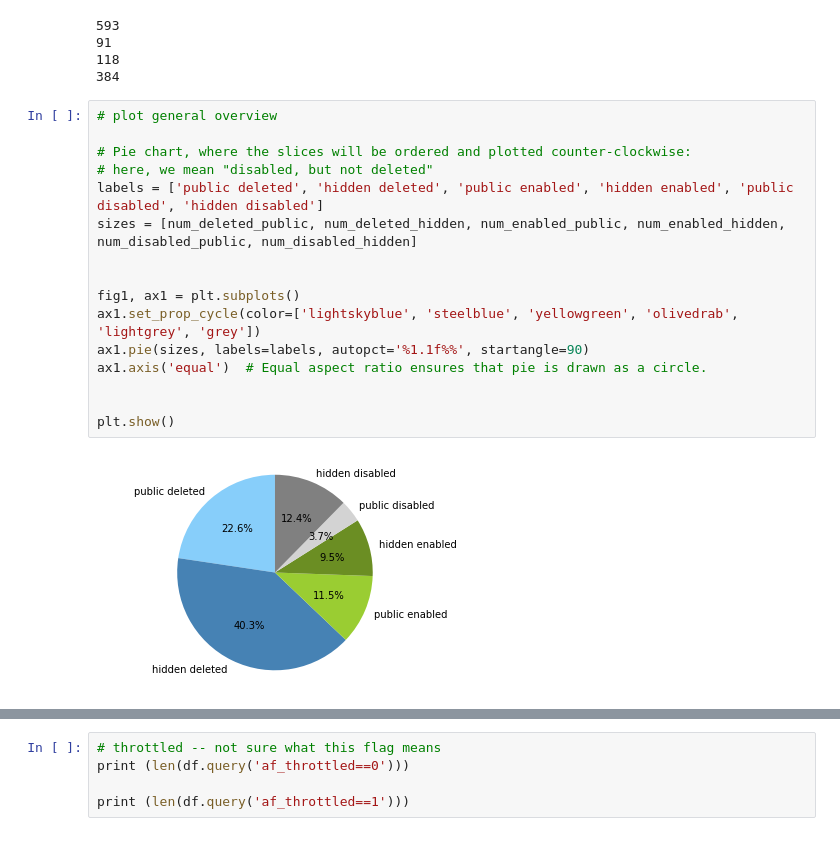
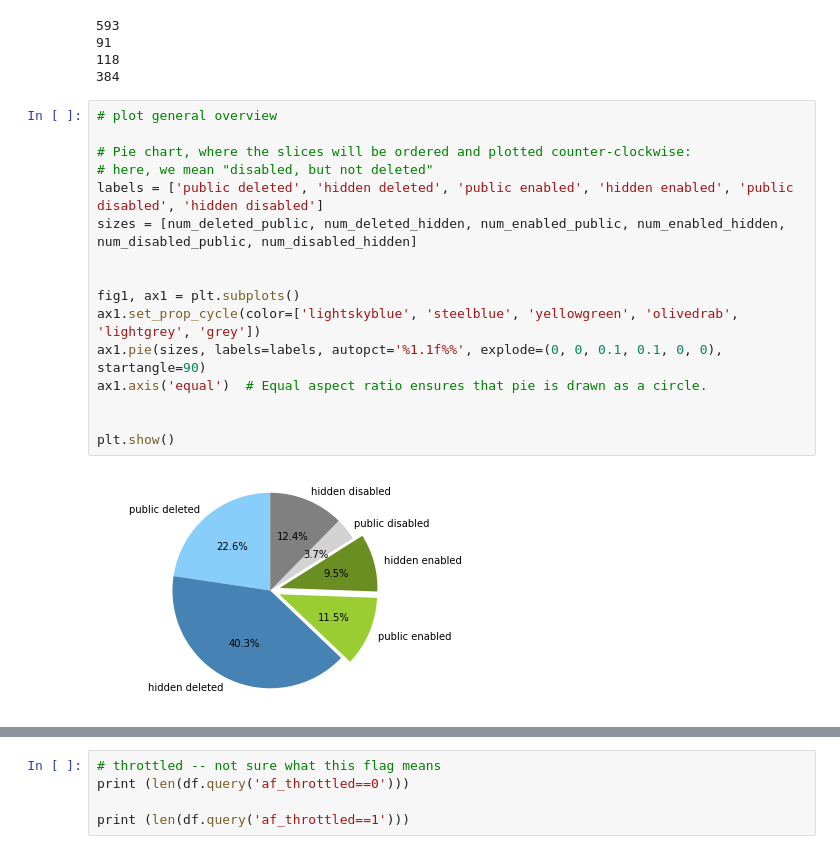
Before and after one commit to lusy/wikifilters, a Jupyter notebook: src/explore.ipynb, the cells around one changed output, grey strips where cells are left out. Saved outputs shown, nothing was run; the diff lists cells and outputs as text.

```diff
--- a/src/explore.ipynb
+++ b/src/explore.ipynb
@@ -97,18 +97,18 @@ print (num_deleted_hidden)
 # %%
 # plot general overview
 
 # Pie chart, where the slices will be ordered and plotted counter-clockwise:
 # here, we mean "disabled, but not deleted"
 labels = ['public deleted', 'hidden deleted', 'public enabled', 'hidden enabled', 'public disabled', 'hidden disabled']
 sizes = [num_deleted_public, num_deleted_hidden, num_enabled_public, num_enabled_hidden, num_disabled_public, num_disabled_hidden]
 
 
 fig1, ax1 = plt.subplots()
 ax1.set_prop_cycle(color=['lightskyblue', 'steelblue', 'yellowgreen', 'olivedrab', 'lightgrey', 'grey'])
-ax1.pie(sizes, labels=labels, autopct='%1.1f%%', startangle=90)
+ax1.pie(sizes, labels=labels, autopct='%1.1f%%', explode=(0, 0, 0.1, 0.1, 0, 0), startangle=90)
 ax1.axis('equal')  # Equal aspect ratio ensures that pie is drawn as a circle.
 
 
 plt.show()
 # %% [output]
-[figure, old version]
+[figure, new version]
```
Also changed, not shown: parts of 15 cells of this notebook, 3 other files.
